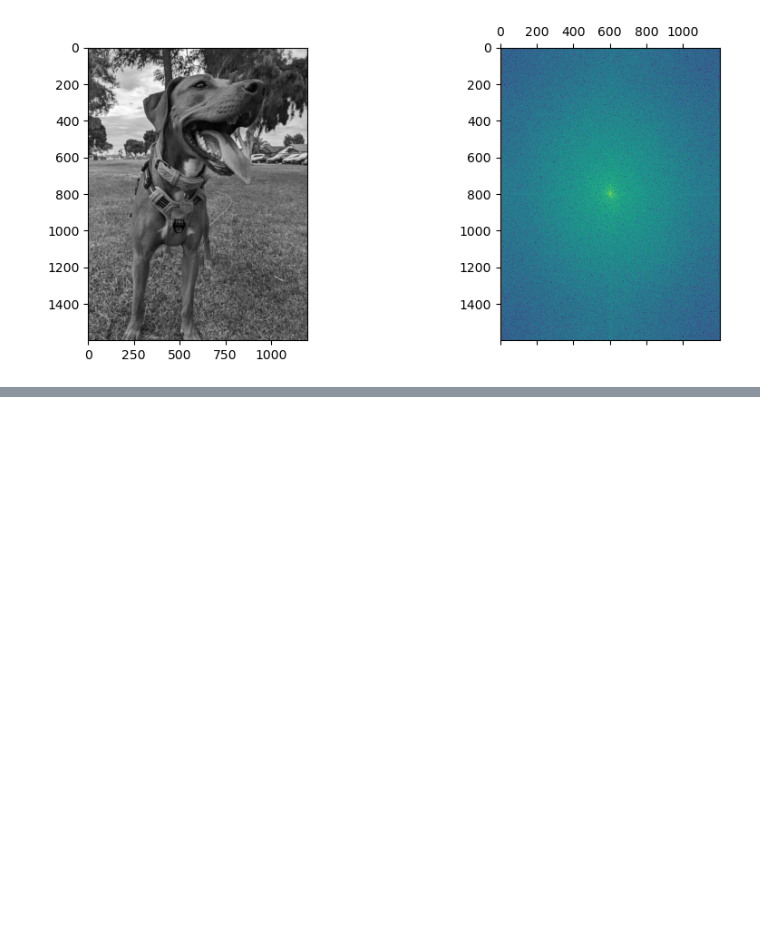
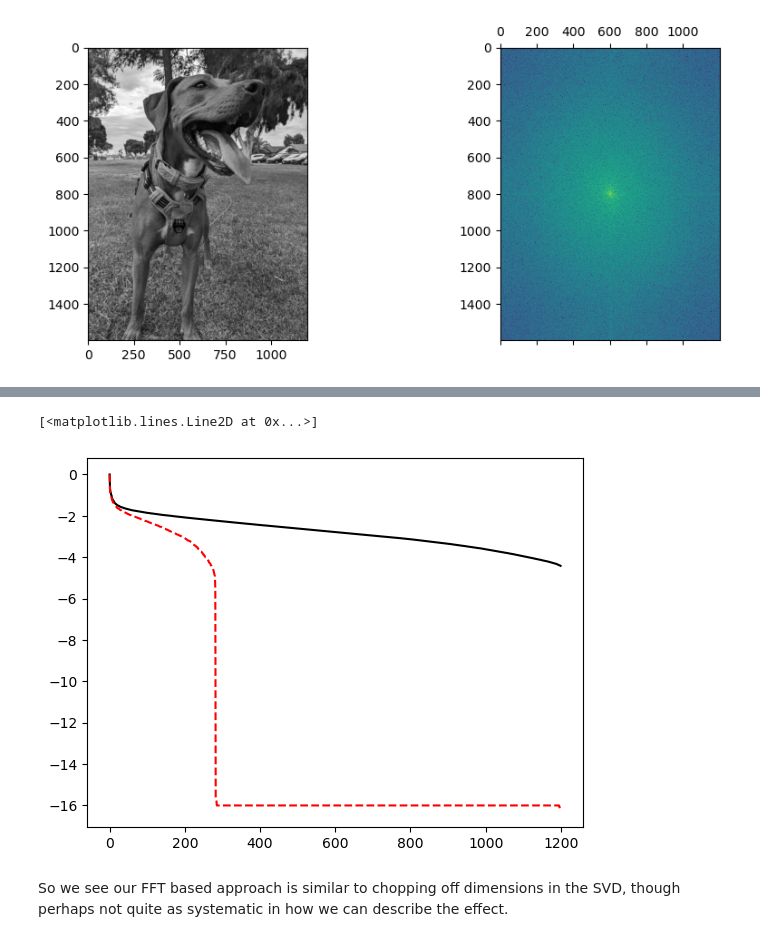
Before and after one commit to cwcurtis/MATH-596-Mathematical-Data-Science, a Jupyter notebook: Lecture_Notes/FFT_Notes.ipynb, the cells around one changed output, grey strips where cells are left out. Drawn from its saved outputs; the diff is of its cells as text; code cells hidden in the pictures; blank space fills up the shorter version.

```diff
--- a/Lecture_Notes/FFT_Notes.ipynb
+++ b/Lecture_Notes/FFT_Notes.ipynb
@@ -84,0 +115,11 @@ plt.tight_layout()
+# %%
+u, s, vh = np.linalg.svd(dog_grayscale)
+ur, sr, vhr = np.linalg.svd(dog_reduced)
+# %%
+plt.plot(np.ma.log10(s/s[0]), color='k')
+plt.plot(np.ma.log10(sr/sr[0]), color='r', ls='--')
+# %% [output]
+[<matplotlib.lines.Line2D at 0x...>]
+[figure, added]
+# %% [markdown]
+So we see our FFT based approach is similar to chopping off dimensions in the SVD, though perhaps not quite as systematic in how we can describe the effect.
```
Also changed, not shown: parts of 11 cells of this notebook.
